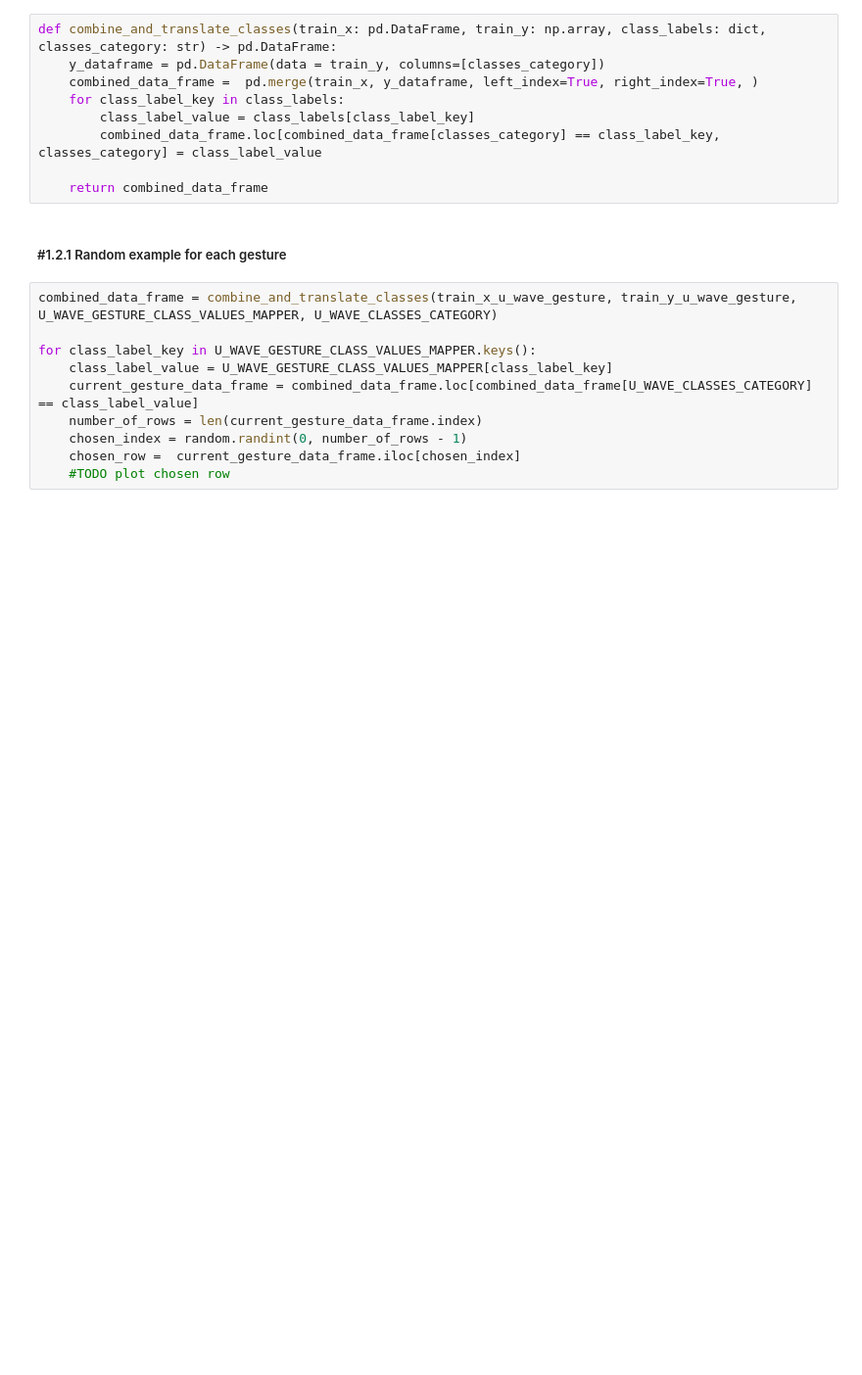
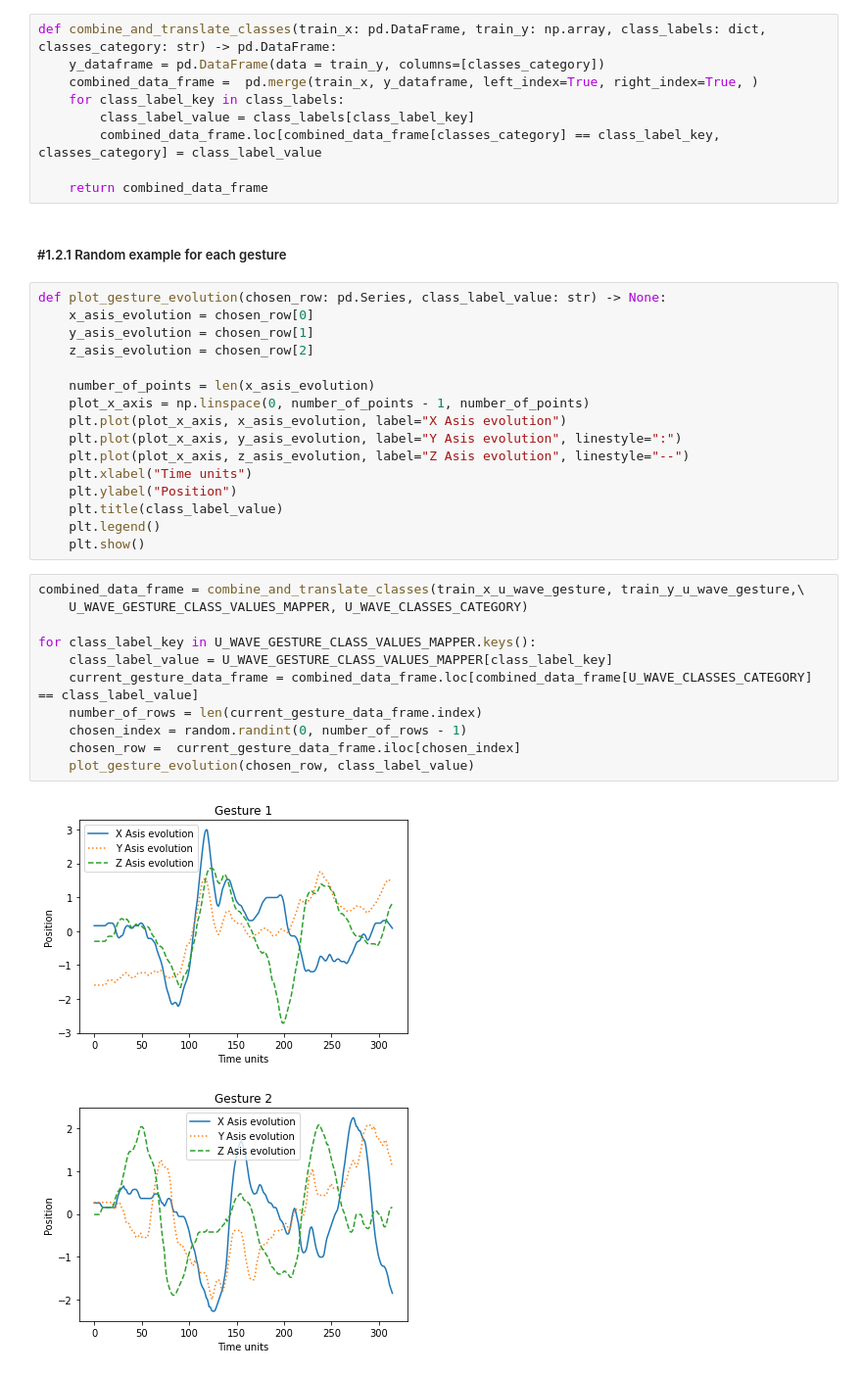
Before and after one commit to AdrianDochian/machine-learning-challenges, a Jupyter notebook: MachineLearningChallenges.ipynb, the cells around one changed output. Shown at 98% size. Drawn from its saved outputs; the diff is of its cells as text; blank space fills up the shorter version.

Commit message:
done with  #1.2 U Wave Gesture axis evolution Started with #1.2 PEMS-SF Analysis

```diff
--- a/MachineLearningChallenges.ipynb
+++ b/MachineLearningChallenges.ipynb
@@ -98,13 +111,33 @@ def combine_and_translate_classes(train_x: pd.DataFrame, train_y: np.array, clas
     return combined_data_frame
 # %% [markdown]
 ##### #1.2.1 Random example for each gesture
+# %%
+def plot_gesture_evolution(chosen_row: pd.Series, class_label_value: str) -> None:
+    x_asis_evolution = chosen_row[0]
+    y_asis_evolution = chosen_row[1]
+    z_asis_evolution = chosen_row[2]
+
+    number_of_points = len(x_asis_evolution)
+    plot_x_axis = np.linspace(0, number_of_points - 1, number_of_points)
+    plt.plot(plot_x_axis, x_asis_evolution, label="X Asis evolution")
+    plt.plot(plot_x_axis, y_asis_evolution, label="Y Asis evolution", linestyle=":")
+    plt.plot(plot_x_axis, z_asis_evolution, label="Z Asis evolution", linestyle="--")
+    plt.xlabel("Time units")
+    plt.ylabel("Position")
+    plt.title(class_label_value)
+    plt.legend()
+    plt.show()
 # %%
-combined_data_frame = combine_and_translate_classes(train_x_u_wave_gesture, train_y_u_wave_gesture, U_WAVE_GESTURE_CLASS_VALUES_MAPPER, U_WAVE_CLASSES_CATEGORY)
+combined_data_frame = combine_and_translate_classes(train_x_u_wave_gesture, train_y_u_wave_gesture,\
+    U_WAVE_GESTURE_CLASS_VALUES_MAPPER, U_WAVE_CLASSES_CATEGORY)
 
 for class_label_key in U_WAVE_GESTURE_CLASS_VALUES_MAPPER.keys():
     class_label_value = U_WAVE_GESTURE_CLASS_VALUES_MAPPER[class_label_key]
     current_gesture_data_frame = combined_data_frame.loc[combined_data_frame[U_WAVE_CLASSES_CATEGORY] == class_label_value]
     number_of_rows = len(current_gesture_data_frame.index)
     chosen_index = random.randint(0, number_of_rows - 1)
     chosen_row =  current_gesture_data_frame.iloc[chosen_index]
-    #TODO plot chosen row
+    plot_gesture_evolution(chosen_row, class_label_value)
+# %% [output]
+[figure, added]
+[figure, added]
```
Also changed, not shown: parts of 7 cells of this notebook.
